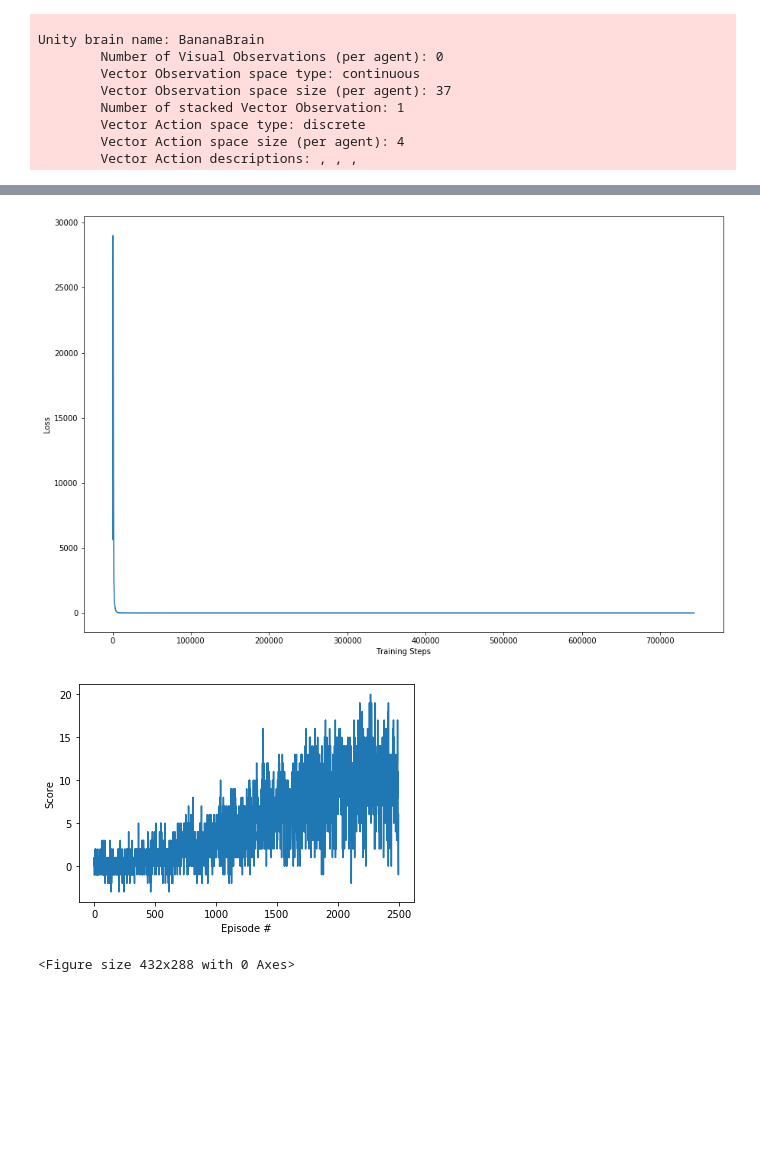
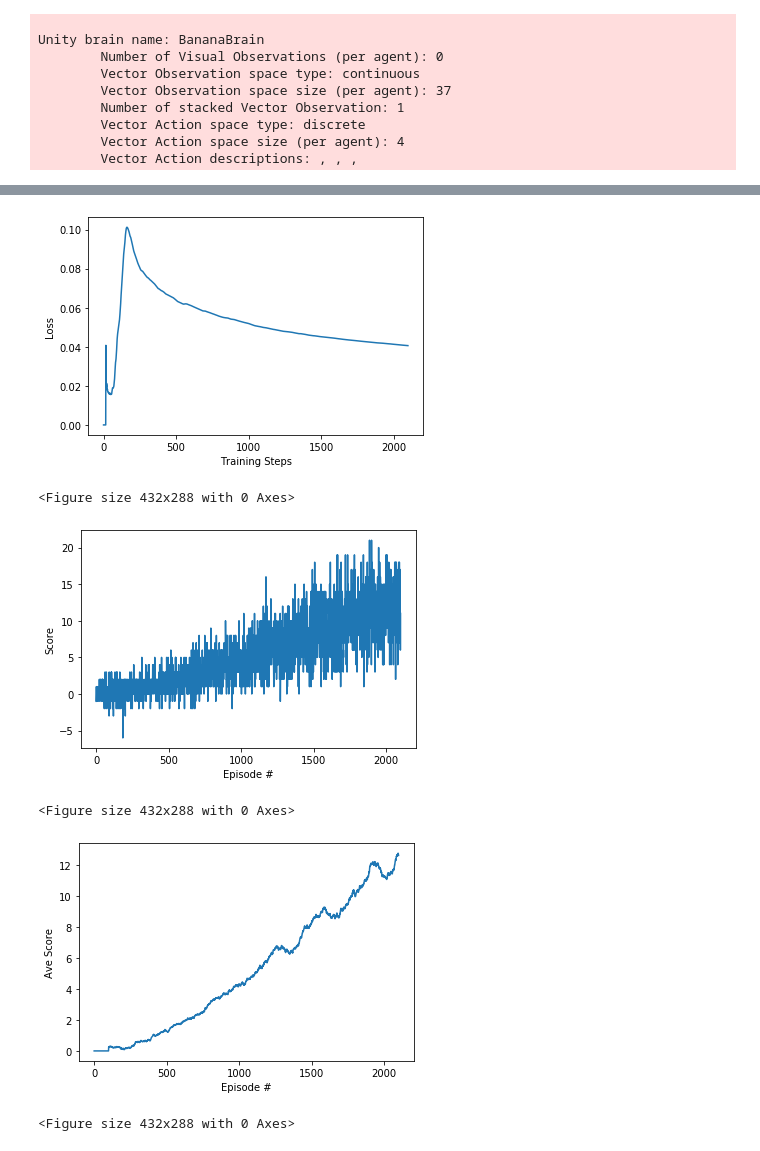
Before and after one commit to larryschirmer/deep_rl_navigation, a Jupyter notebook: Main.ipynb, the cells around one changed output, grey strips where cells are left out. Saved outputs shown, nothing was run; the diff lists cells and outputs as text; code cells hidden in the pictures; blank space fills up the shorter version.

Commit message:
save main ipynb just short of goal

```diff
--- a/Main.ipynb
+++ b/Main.ipynb
@@ -50,18 +51,23 @@ Unity brain name: BananaBrain
         Vector Action descriptions: , , ,
 # %%
 # train model
-
-epochs = 2500
-epsilon = 1.0 # decays over the course of training
+epochs = 2100
+epsilon = 1.0  # decays over the course of training
 losses = []
 scores = []
+average_scores = []
 
 hyperparams = (epochs, epsilon, gamma)
 actor_env = (model, model_, brain_name, env)
 training = (loss_fn, optimizer)
 exp_replay = (buffer_size, replay, batch_size)
-double_per = (e, a, c, c_step)
-metrics = (losses, scores)
+double_per = (e, a, b, c, c_step)
+metrics = (losses, scores, average_scores)
 
-train_model(hyperparams, actor_env, training, exp_replay, double_per, metrics)
+start = perf_counter()
+train_model(hyperparams, actor_env, training, exp_replay, double_per,
+            metrics, early_stop_target=13.1, early_stop_threshold=5)
+save_model(model, optimizer, replay, 'checkpoint-{}.pt'.format(epochs))
+end = perf_counter()
+print((end - start))
 # %% [output]
@@ -85,9 +91,12 @@ epoch 2499, loss: 32.44, score: 6.0
 # %%
 # evaluate training
-
-plot_losses(losses, 'losses-2500.png')
-plot_scores(scores, 'scores-2500.png')
+plot_losses(losses, 'losses-{}.png'.format(epochs), show=True)
+plot_scores(scores, 'scores-{}.png'.format(epochs), show=True)
+plot_scores(average_scores, 'ave-scores-{}.png'.format(epochs), plotName='Ave Score', show=True)
 # %% [output]
-[figure, old version]
+[figure, new version]
+<Figure size 432x288 with 0 Axes>
-[figure, old version]
+[figure, new version]
-<Figure size 432x288 with 0 Axes>
+<Figure size 432x288 with 0 Axes>
+[figure, added]
+<Figure size 432x288 with 0 Axes>
```
Also changed, not shown: parts of 5 cells of this notebook, 5 other files.
